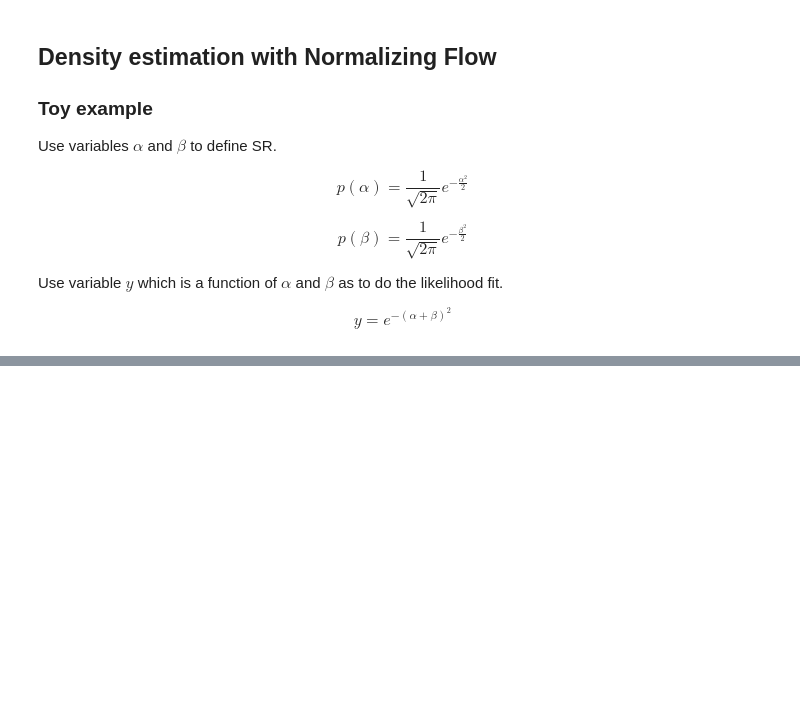
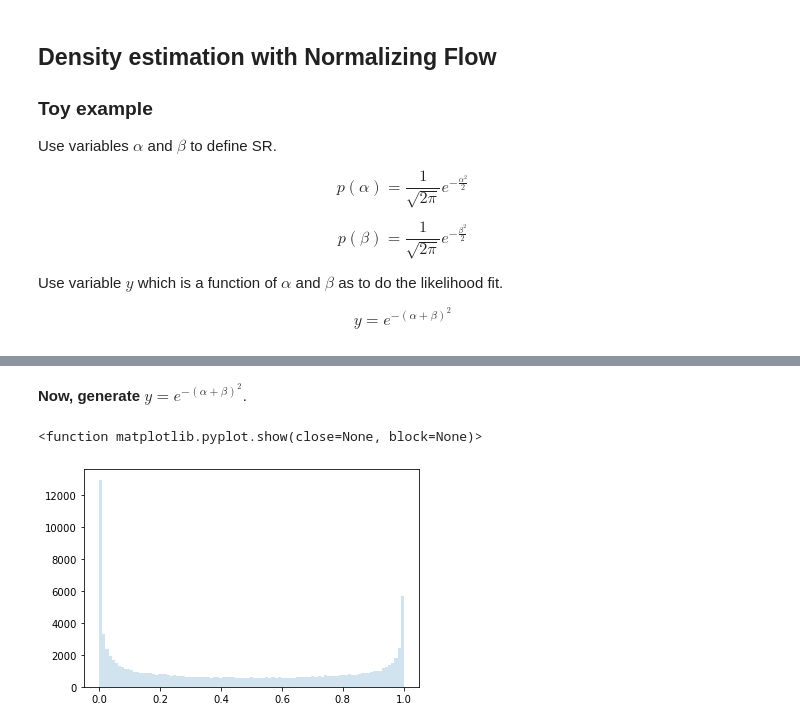
Before and after one commit to hep-lbdl/non-resonant-AD-extrapolation, a Jupyter notebook: Example.ipynb, the cells around one changed output, grey strips where cells are left out. Drawn from its saved outputs; the diff is of its cells as text; code cells hidden in the pictures; blank space fills up the shorter version.

```diff
--- a/Example.ipynb
+++ b/Example.ipynb
@@ -170,0 +149,10 @@ plt.show()
+# %% [markdown]
+**Now, generate $y = e^{- (\alpha + \beta)^2}$**.
+# %%
+Y = np.exp(-(x1+x2)**2)
+bins = np.linspace(0.0, 1.0, 100)
+plt.hist(Y, bins, alpha = 0.2)
+plt.show
+# %% [output]
+<function matplotlib.pyplot.show(close=None, block=None)>
+[figure, added]
```
Also changed, not shown: parts of 10 cells of this notebook.
